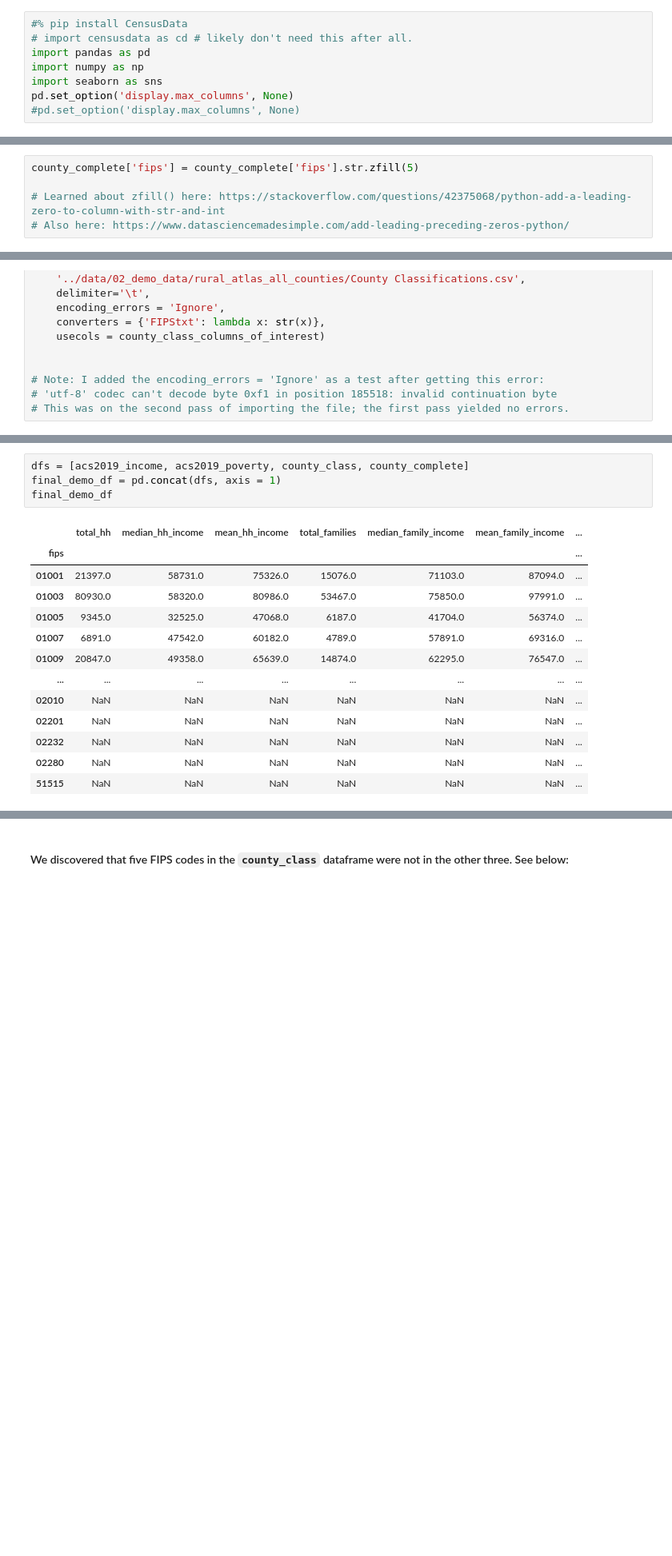
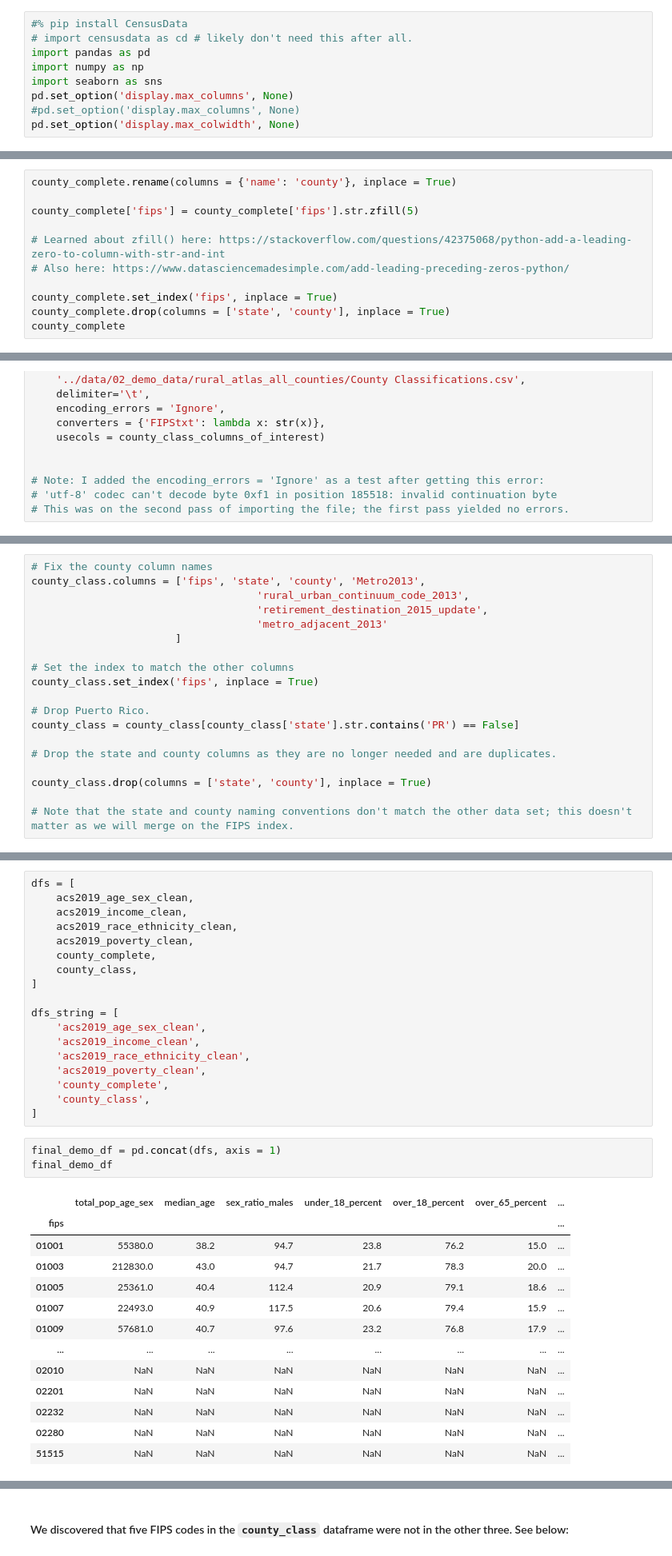
Before and after one commit to calculaterceec/Proj4Team2, a Jupyter notebook: code/CensusData.ipynb, the cells around one changed output, grey strips where cells are left out. Shown: that part at 80% size. Cells and saved outputs as stored; diff of their text form; blank space fills up the shorter version.

```diff
--- a/code/CensusData.ipynb
+++ b/code/CensusData.ipynb
@@ -9,4 +9,5 @@ import numpy as np
 import seaborn as sns
 pd.set_option('display.max_columns', None)
 #pd.set_option('display.max_columns', None)
+pd.set_option('display.max_colwidth', None)
 # %% [markdown]
@@ -359,5 +398,11 @@ county_complete.rename(columns = {'name': 'county'}, inplace = True)
 # %%
+county_complete.rename(columns = {'name': 'county'}, inplace = True)
+
 county_complete['fips'] = county_complete['fips'].str.zfill(5)
 
 # Learned about zfill() here: https://stackoverflow.com/questions/42375068/python-add-a-leading-zero-to-column-with-str-and-int
 # Also here: https://www.datasciencemadesimple.com/add-leading-preceding-zeros-python/
+
+county_complete.set_index('fips', inplace = True)
+county_complete.drop(columns = ['state', 'county'], inplace = True)
+county_complete
@@ -431,3 +446,22 @@ county_class
+# %%
+# Fix the county column names
+county_class.columns = ['fips', 'state', 'county', 'Metro2013',
+                                    'rural_urban_continuum_code_2013',
+                                    'retirement_destination_2015_update',
+                                    'metro_adjacent_2013'
+                       ]
+
+# Set the index to match the other columns
+county_class.set_index('fips', inplace = True)
+
+# Drop Puerto Rico.
+county_class = county_class[county_class['state'].str.contains('PR') == False]
+
+# Drop the state and county columns as they are no longer needed and are duplicates.
+
+county_class.drop(columns = ['state', 'county'], inplace = True)
+
+# Note that the state and county naming conventions don't match the other data set; this doesn't matter as we will merge on the FIPS index.
 # %%
 county_class.info()
 # %% [output]
@@ -451,15 +484,32 @@ acs2019_income   acs2019_poverty         county_class    county_complete
+# %%
+dfs = [
+    acs2019_age_sex_clean,
+    acs2019_income_clean,
+    acs2019_race_ethnicity_clean,
+    acs2019_poverty_clean,
+    county_complete,
+    county_class,
+]
+
+dfs_string = [
+    'acs2019_age_sex_clean',
+    'acs2019_income_clean',
+    'acs2019_race_ethnicity_clean',
+    'acs2019_poverty_clean',
+    'county_complete',
+    'county_class',
+]
 # %%
-dfs = [acs2019_income, acs2019_poverty, county_class, county_complete]
 final_demo_df = pd.concat(dfs, axis = 1)
 final_demo_df
 # %% [output]
-|  | total_hh | median_hh_income | mean_hh_income | total_families | median_family_income | mean_family_income | ... |
+|  | total_pop_age_sex | median_age | sex_ratio_males | under_18_percent | over_18_percent | over_65_percent | ... |
 | fips |  |  |  |  |  |  | ... |
-| 01001 | 21397.0 | 58731.0 | 75326.0 | 15076.0 | 71103.0 | 87094.0 | ... |
-| 01003 | 80930.0 | 58320.0 | 80986.0 | 53467.0 | 75850.0 | 97991.0 | ... |
-| 01005 | 9345.0 | 32525.0 | 47068.0 | 6187.0 | 41704.0 | 56374.0 | ... |
-| 01007 | 6891.0 | 47542.0 | 60182.0 | 4789.0 | 57891.0 | 69316.0 | ... |
-| 01009 | 20847.0 | 49358.0 | 65639.0 | 14874.0 | 62295.0 | 76547.0 | ... |
+| 01001 | 55380.0 | 38.2 | 94.7 | 23.8 | 76.2 | 15.0 | ... |
+| 01003 | 212830.0 | 43.0 | 94.7 | 21.7 | 78.3 | 20.0 | ... |
+| 01005 | 25361.0 | 40.4 | 112.4 | 20.9 | 79.1 | 18.6 | ... |
+| 01007 | 22493.0 | 40.9 | 117.5 | 20.6 | 79.4 | 15.9 | ... |
+| 01009 | 57681.0 | 40.7 | 97.6 | 23.2 | 76.8 | 17.9 | ... |
 | ... | ... | ... | ... | ... | ... | ... | ... |
 | 02010 | NaN | NaN | NaN | NaN | NaN | NaN | ... |
 | 02201 | NaN | NaN | NaN | NaN | NaN | NaN | ... |
```
Also changed, not shown: parts of 50 cells of this notebook, 11 other files.
